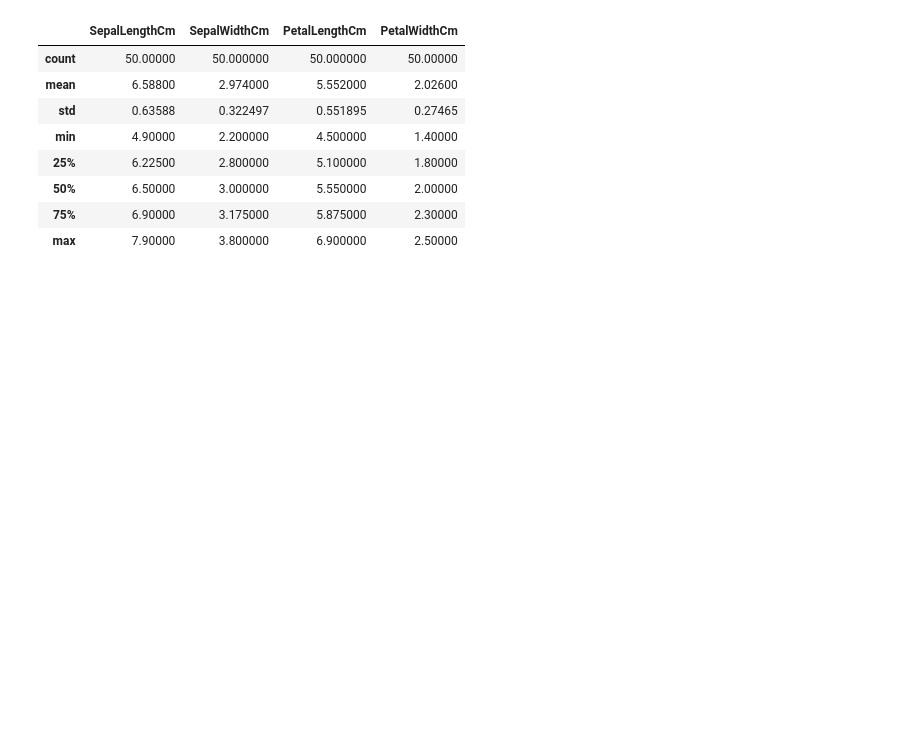
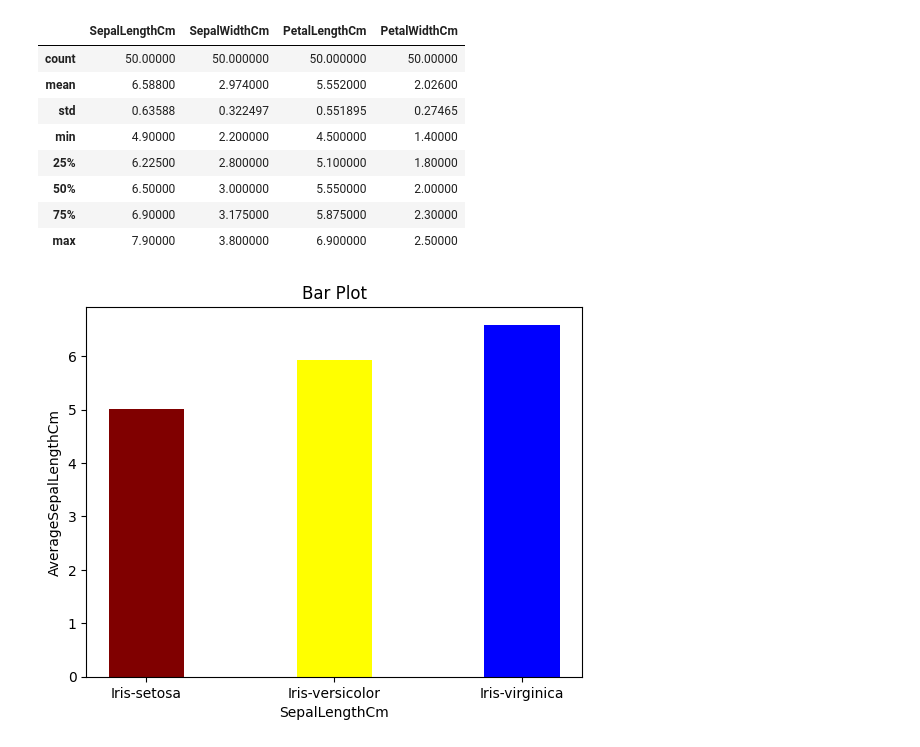
Before and after one commit to naveenjohn942-prog/python_prac, a Jupyter notebook: mat_plot.ipynb, the cells around one changed output. Drawn from its saved outputs; the diff is of its cells as text; code cells hidden in the pictures; blank space fills up the shorter version.

```diff
--- a/mat_plot.ipynb
+++ b/mat_plot.ipynb
@@ -156,3 +156,16 @@ virginica.describe()
 | 50% | 6.50000 | 3.000000 | 5.550000 | 2.00000 |
 | 75% | 6.90000 | 3.175000 | 5.875000 | 2.30000 |
 | max | 7.90000 | 3.800000 | 6.900000 | 2.50000 |
+# %%
+#bargraph
+Type=list(iris['Species'].unique())
+count=list(iris['Species'].value_counts())
+Avg=list(iris.groupby('Species')["SepalLengthCm"].mean())
+plt.bar(Type, Avg, color=['maroon','yellow','blue'],width=0.4)
+plt.title('Bar Plot')
+plt.xlabel('SepalLengthCm')
+plt.ylabel('AverageSepalLengthCm')
+
+plt.show()
+# %% [output]
+[figure, added]
```
Also changed, not shown: parts of 3 cells of this notebook, 1 other file.
